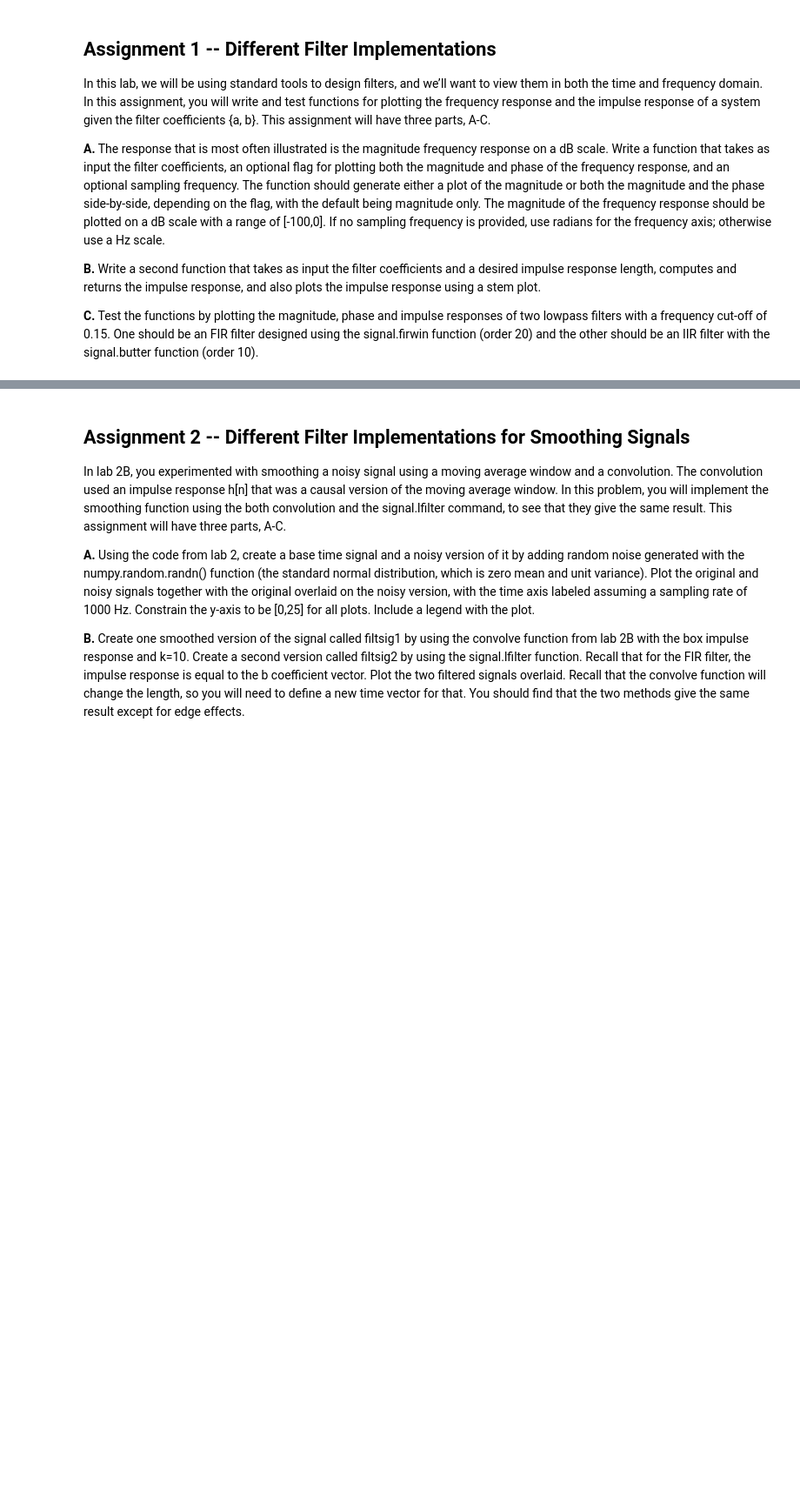
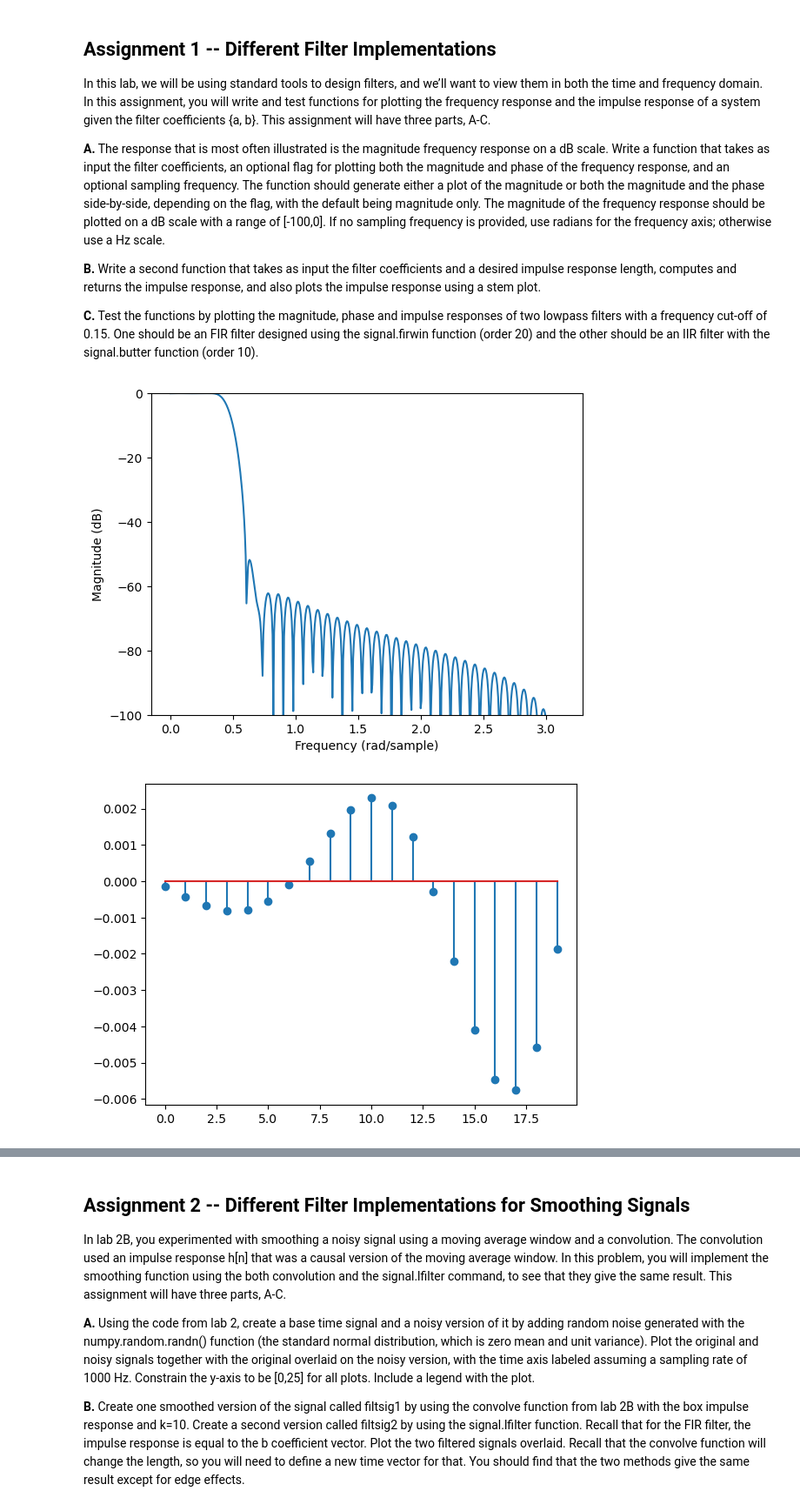
Before and after one commit to h-badams/ee-242, a Jupyter notebook: EE 242 Lab 4/EE242_Lab4.ipynb, the cells around one changed output, grey strips where cells are left out. Shown at 87% size. Cells and saved outputs as stored; diff of their text form; code cells hidden in the pictures; blank space fills up the shorter version.

```diff
--- a/EE 242 Lab 4/EE242_Lab4.ipynb
+++ b/EE 242 Lab 4/EE242_Lab4.ipynb
@@ -124,22 +124,61 @@ In this lab, we will be using standard tools to design filters, and we’ll want
 # %%
 # Assignment 1 - Different Filter Implementations
 
 # Part A
 def plot_mag_freq_response(b, a, plot_phase = 0, fs = 0):
-    # First generate H(omega) as described above in Briefing section (or use functions)
+     # First generate H(omega) as described above in Briefing section (or use functions)
     # plot_phase and fs are 0 by default, feel free to change the default values
     # If plot_phase is 0, do not plot the phase response, else plot the phase response
     # If fs is 0, the x axis would be in radians, otherwise it would be in Hz based on the sampling frequency provided
     # Use signal.freqz to get your frequency response
+    #H = signal.lfilter(b, a, 1)
+    w, hf = sig.freqz(b, a)
+    if fs != 0:
+        f = w * fs/(2*np.pi)
+    else:
+      f = w
+
+    plt.figure()
+    if plot_phase == 0:
+        plt.plot(f, 20 * np.log10(np.abs(hf)))
+    else:
+      plt.plot(f, np.rad2deg(np.unwrap(np.angle(hf))))
+    plt.ylim([-100, 0])
+    plt.ylabel('Magnitude (dB)')
+    if fs != 0:
+        plt.xlabel('Frequency (Hz)')
+    else:
+      plt.xlabel('Frequency (rad/sample)')
+    plt.show()
+
+
     return
 
 # Part B
 
 def plot_impulse_response(b, a, impulse_length):
     # Step 1: Use signal.lfilter to generate a filter
     # Step 2: Plot impulse response
     # Step 3: return H(omega)
-    return
+    impulse = np.zeros(impulse_length)
+    impulse[0] = 1
+    #make x 1D
+    ht = sig.lfilter(b, a, impulse)
+    plt.stem(ht)
+    plt.show()
+    return ht
 
 # Part C
 # Use signal.firwin and signal.butter to generate your b and a coefficients, then plot using the two functions above
+b_fir = sig.firwin(20, 0.15)
+a_fir = [1]
+#a = 1 #FIR filters
+b_iir, a_iir = sig.butter(10, 0.15)
+plot_mag_freq_response(b_fir, a_fir)
+plot_impulse_response(b_fir, a_fir, 20)
+
+plot_mag_freq_response(b_iir, a_iir)
+plot_impulse_response(b_iir, a_iir, 20)
+# %% [output]
+[figure, added]
+[figure, added]
```
Also changed, not shown: parts of 5 cells of this notebook, 6 other files.
